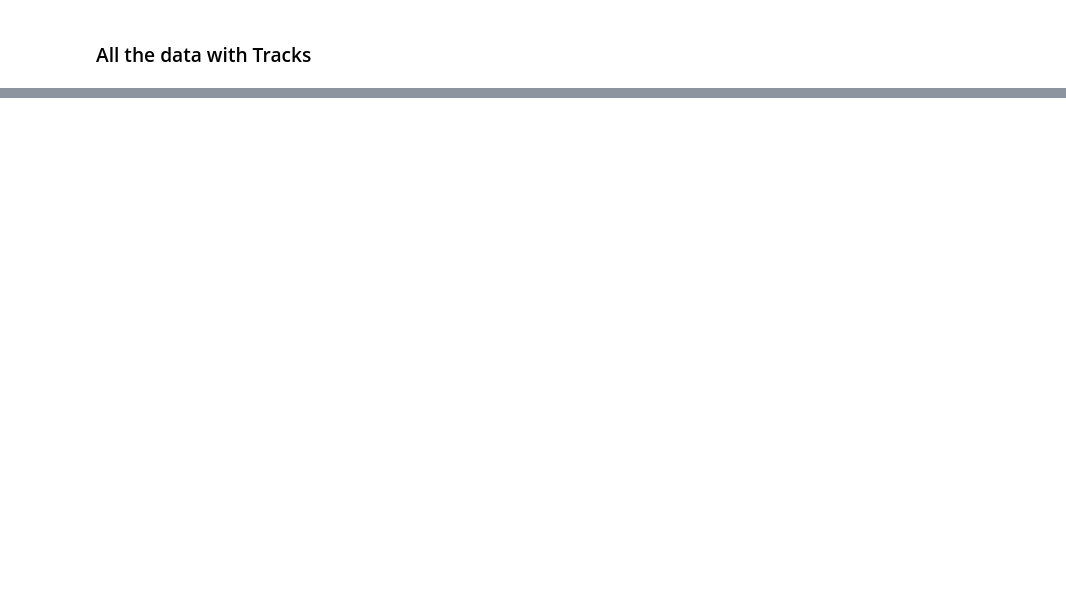
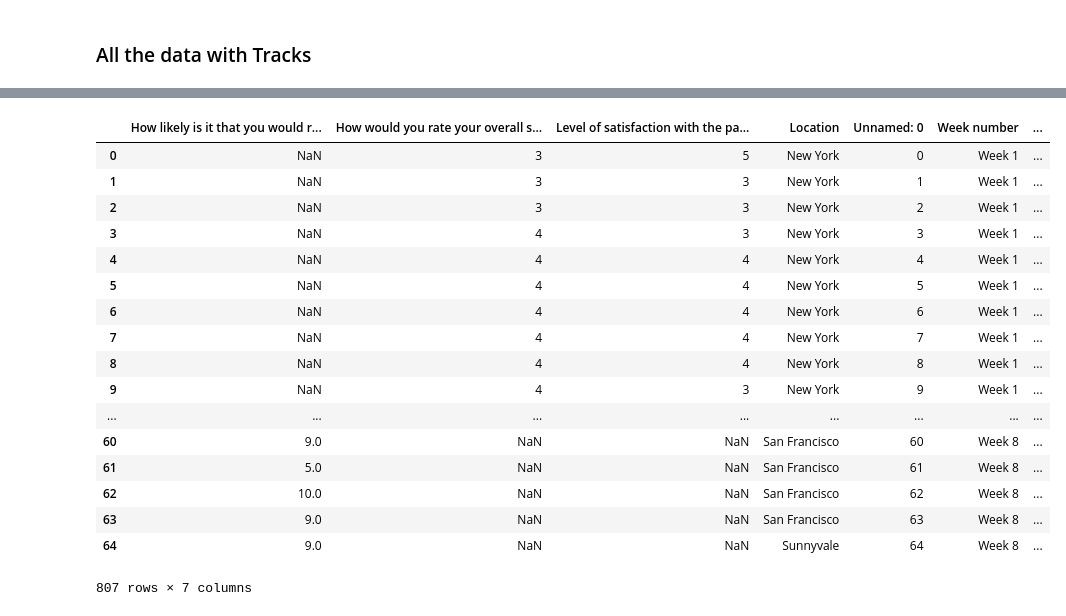
Before and after one commit to efitr/DS-1.1-Data-Analysis, a Jupyter notebook: Notebooks/Projects/NPS_2016_nps_results_and_graphs.ipynb, the cells around one changed output, grey strips where cells are left out. Drawn from its saved outputs; the diff is of its cells as text; code cells hidden in the pictures; blank space fills up the shorter version.

```diff
--- a/Notebooks/Projects/NPS_2016_nps_results_and_graphs.ipynb
+++ b/Notebooks/Projects/NPS_2016_nps_results_and_graphs.ipynb
@@ -273,0 +375,24 @@ SA_2016_W8_with_track = pd.read_csv(W8_PATH_DATA_with_track)
+# %%
+SA_2016_ALL_frames_with_track = [SA_2016_W1_with_track, SA_2016_W2_with_track, SA_2016_W3_with_track, SA_2016_W4_with_track, SA_2016_W5_with_track, SA_2016_W6_with_track, SA_2016_W7_with_track, SA_2016_W8_with_track]
+SA_2016_ALL_with_track = pd.concat(SA_2016_ALL_frames_with_track, sort=True)
+# %%
+SA_2016_ALL_with_track
+# %% [output]
+|  | How likely is it that you would r... | How would you rate your overall s... | Level of satisfaction with the pa... | Location | Unnamed: 0 | Week number | ... |
+| 0 | NaN | 3 | 5 | New York | 0 | Week 1 | ... |
+| 1 | NaN | 3 | 3 | New York | 1 | Week 1 | ... |
+| 2 | NaN | 3 | 3 | New York | 2 | Week 1 | ... |
+| 3 | NaN | 4 | 3 | New York | 3 | Week 1 | ... |
+| 4 | NaN | 4 | 4 | New York | 4 | Week 1 | ... |
+| 5 | NaN | 4 | 4 | New York | 5 | Week 1 | ... |
+| 6 | NaN | 4 | 4 | New York | 6 | Week 1 | ... |
+| 7 | NaN | 4 | 4 | New York | 7 | Week 1 | ... |
+| 8 | NaN | 4 | 4 | New York | 8 | Week 1 | ... |
+| 9 | NaN | 4 | 3 | New York | 9 | Week 1 | ... |
+| ... | ... | ... | ... | ... | ... | ... | ... |
+| 60 | 9.0 | NaN | NaN | San Francisco | 60 | Week 8 | ... |
+| 61 | 5.0 | NaN | NaN | San Francisco | 61 | Week 8 | ... |
+| 62 | 10.0 | NaN | NaN | San Francisco | 62 | Week 8 | ... |
+| 63 | 9.0 | NaN | NaN | San Francisco | 63 | Week 8 | ... |
+| 64 | 9.0 | NaN | NaN | Sunnyvale | 64 | Week 8 | ... |
+807 rows × 7 columns
```
Also changed, not shown: parts of 17 cells of this notebook.
